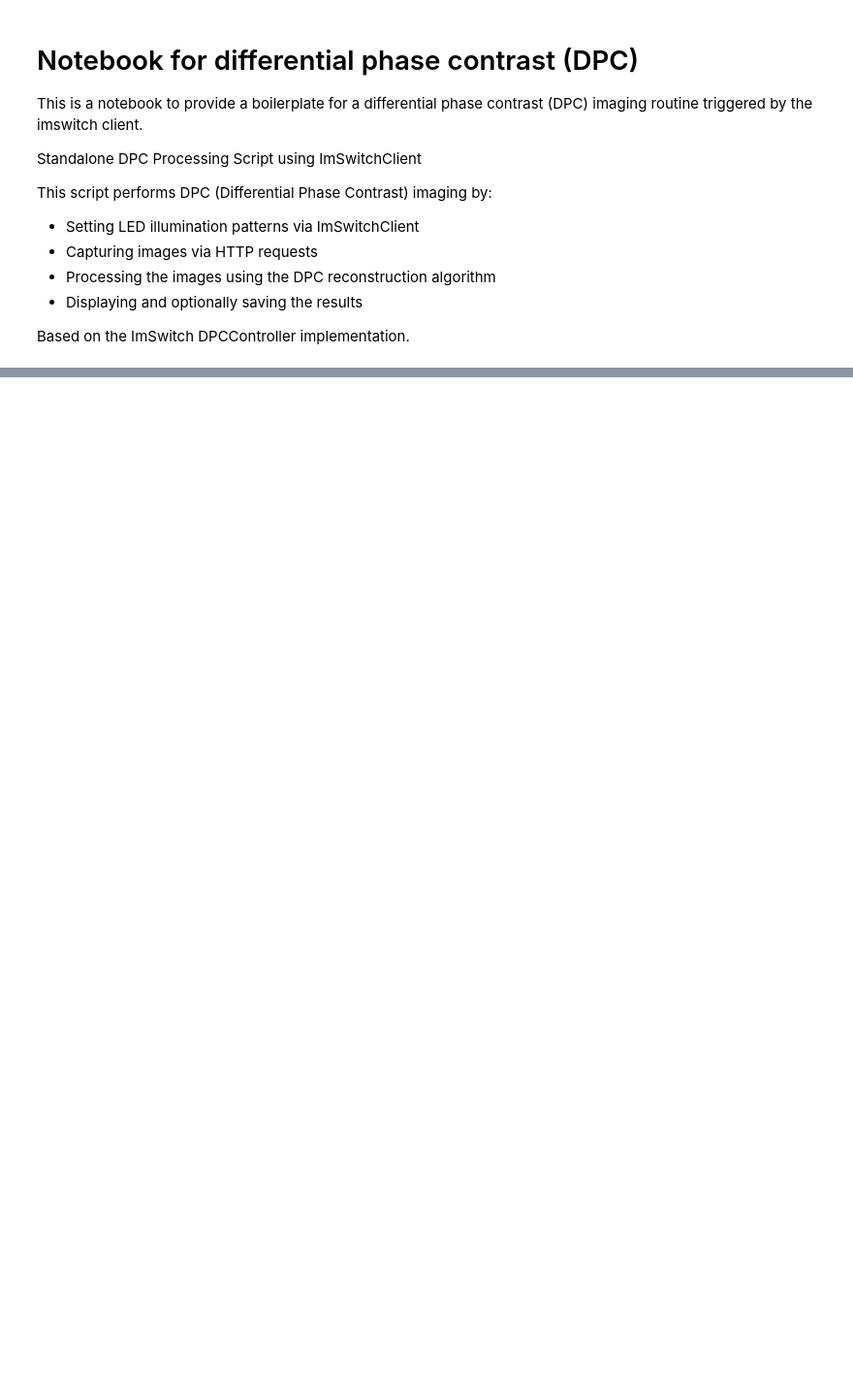
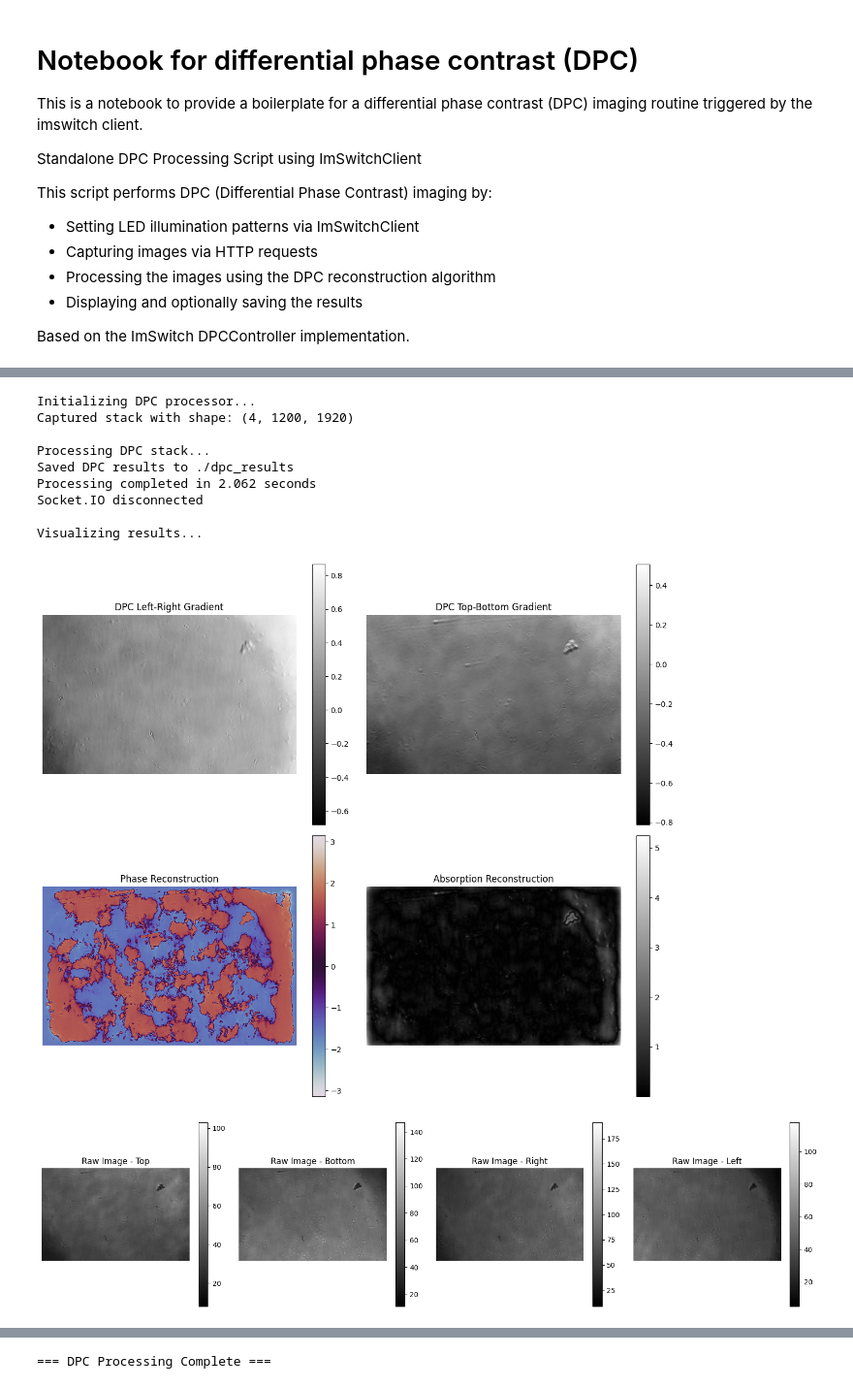
Before and after one commit to openUC2/imswitchclient, a Jupyter notebook: examples/ImSwitch_DPC.ipynb, the cells around one changed output, grey strips where cells are left out. Shown at 97% size. Drawn from its saved outputs; the diff is of its cells as text; code cells hidden in the pictures; blank space fills up the shorter version.

Commit message:
updating notebook for qdpc

```diff
--- a/examples/ImSwitch_DPC.ipynb
+++ b/examples/ImSwitch_DPC.ipynb
@@ -539,0 +580,60 @@ print(sys.executable)
+# %%
+
+# adjust configuration
+config.pixelsize=0.4
+config.na=0.2
+config.nai=0.0
+# Regularization
+config.reg_u=1e-1
+config.reg_p=5e-3
+
+
+# Initialize processor
+print("\nInitializing DPC processor...")
+processor = DPCProcessor(shape=frame_shape, config=config)
+
+if stack is None:
+    print("Error: Failed to capture DPC stack")
+
+print(f"Captured stack with shape: {stack.shape}")
+
+# Process stack
+print("\nProcessing DPC stack...")
+t_start = time.time()
+result = processor.process_stack(stack)
+t_end = time.time()
+
+if result is None:
+    print("Error: DPC processing failed")
+
+dpc_lr, dpc_tb, qdpc_result = result
+print(f"Processing completed in {t_end - t_start:.3f} seconds")
+
+# Clean up - disconnect socket if connected
+try:
+    if hasattr(client, 'socketClient') and client.socketClient is not None:
+        if hasattr(client.socketClient, 'sio') and client.socketClient.sio.connected:
+            client.socketClient.sio.disconnect()
+            print("Socket.IO disconnected")
+except Exception as e:
+    # Ignore socket disconnect errors
+    pass
+
+# Visualize results
+print("\nVisualizing results...")
+visualize_dpc_results(dpc_lr, dpc_tb, qdpc_result)
+visualize_raw_images(stack)
+visuaalize_transfer_function(processor.dpc_solver)
+print("\n=== DPC Processing Complete ===")
+# %% [output]
+Initializing DPC processor...
+Captured stack with shape: (4, 1200, 1920)
+
+Processing DPC stack...
+Saved DPC results to ./dpc_results
+Processing completed in 2.062 seconds
+Socket.IO disconnected
+
+Visualizing results...
+[figure, added]
+[figure, added]
@@ -539,0 +641 @@ print(sys.executable)
+=== DPC Processing Complete ===
```
Also changed, not shown: parts of 4 cells of this notebook, 1 other file.
